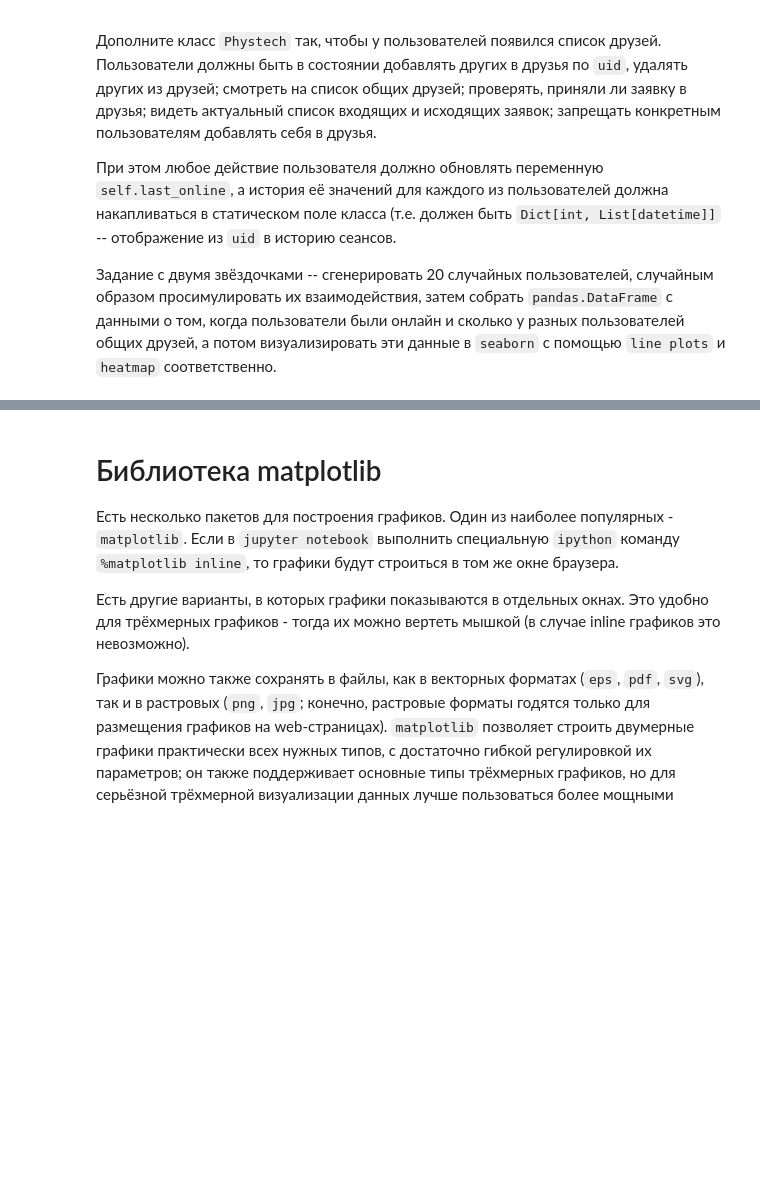
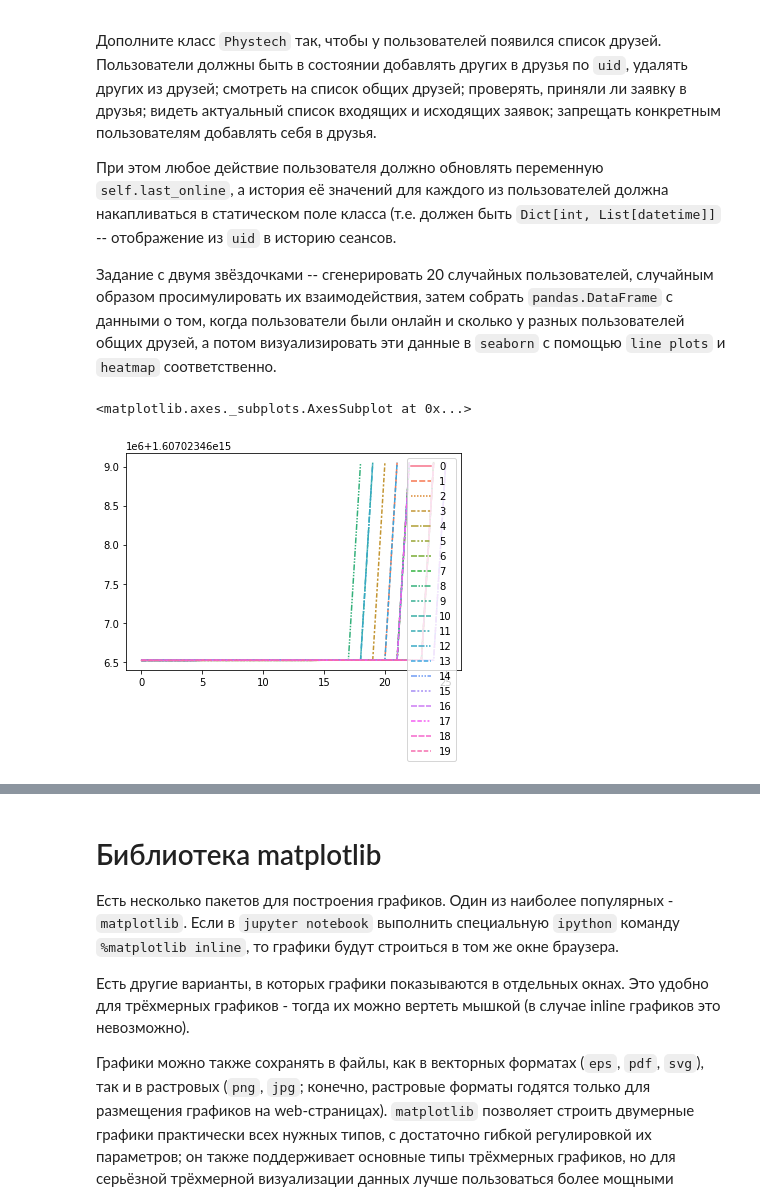
Before and after one commit to mukaseevru/ds-school, a Jupyter notebook: lesson 2/Занятие_2_ООП_Библиотеки_для_DS_raw.ipynb, the cells around one changed output, grey strips where cells are left out. Cells and saved outputs as stored; diff of their text form; code cells hidden in the pictures; blank space fills up the shorter version.

```diff
--- a/lesson 2/Занятие_2_ООП_Библиотеки_для_DS_raw.ipynb
+++ b/lesson 2/Занятие_2_ООП_Библиотеки_для_DS_raw.ipynb
@@ -1164,0 +1369,32 @@ True
+# %%
+# Определяем фукнцию для создания пользователей
+def create_users(numbers):
+  users = []
+  for i in range(numbers):
+    users.append(Friends(
+        name=random_name(),
+        birthday=datetime(year=random_byear(), month=random_bmonth(), day=random_bday()),
+        status='Hi to all!',
+        login=random_login(),
+        graduation_year=random_gyear(),
+        password=random_password()
+))
+  return users
+# Создаем пользователей
+users = create_users(20)
+# Делаем рандомные действия
+random_friends(users)
+# %%
+# Определяем функцию по созданию словаря истории действий пользователей и рисуем график
+def create_history_dict(users):
+  history_dict = {}
+  for i in range(len(users)):
+    history_dict[i] = users[i].show_history()
+  return history_dict
+history_dict = create_history_dict(users)
+df = pd.DataFrame.from_dict(history_dict, orient='index')
+df = df.transpose()
+sns.lineplot(data=df)
+# %% [output]
+<matplotlib.axes._subplots.AxesSubplot at 0x...>
+[figure, added]
```
Also changed, not shown: parts of 4 cells of this notebook.
